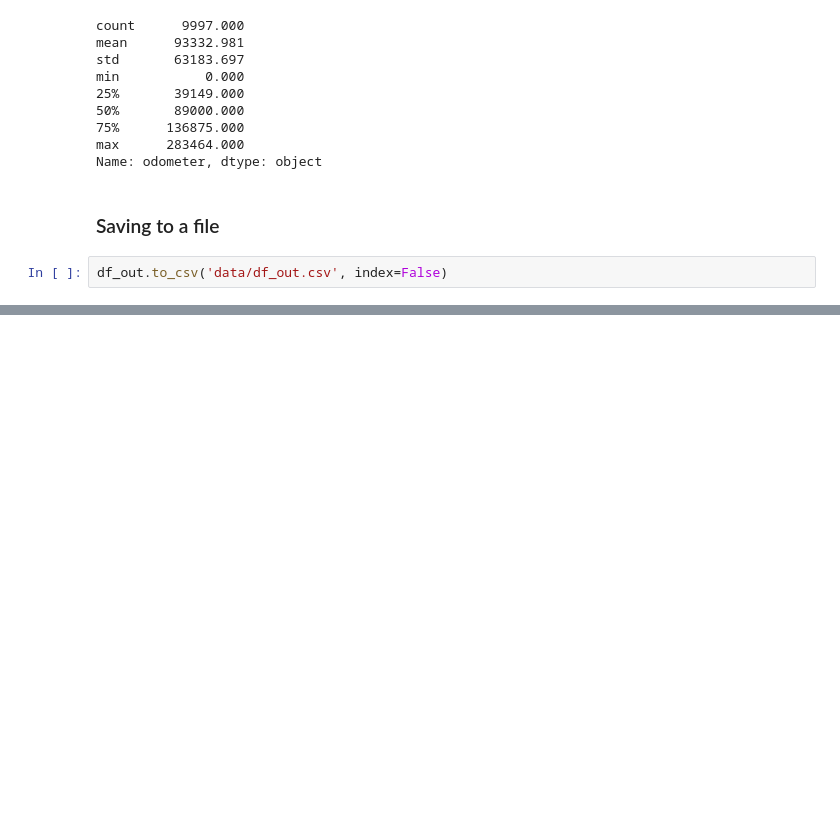
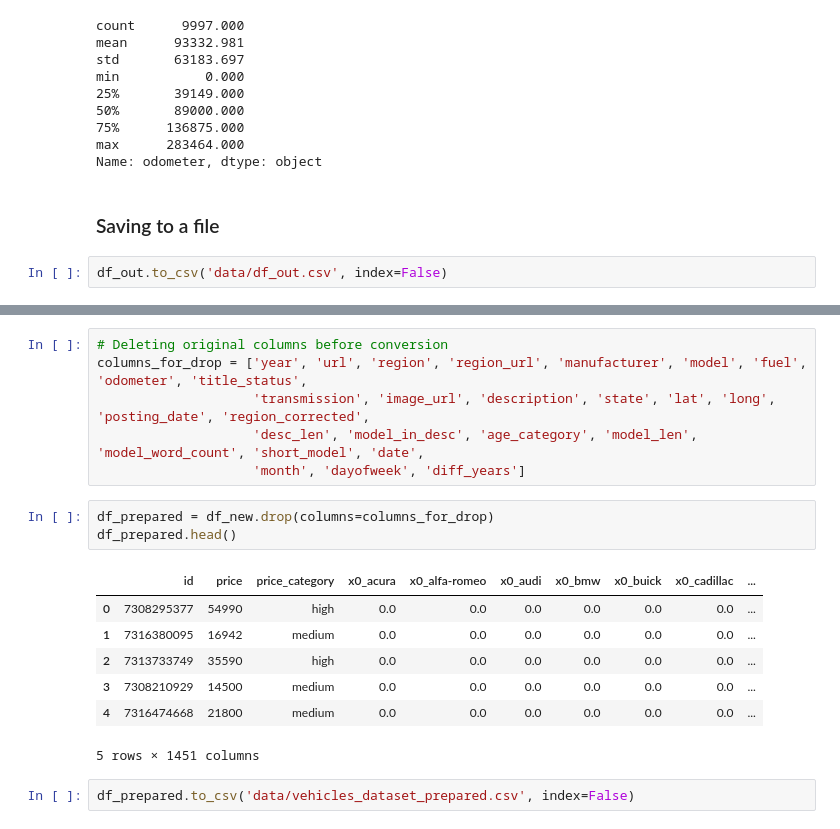
Before and after one commit to AliaksandrYazerski/ML_model_classifier_for_car_from_USA, a Jupyter notebook: ML_model_classifier_for_car_from_USA.ipynb, the cells around one changed output, grey strips where cells are left out. Saved outputs shown, nothing was run; the diff lists cells and outputs as text; blank space fills up the shorter version.

```diff
--- a/ML_model_classifier_for_car_from_USA.ipynb
+++ b/ML_model_classifier_for_car_from_USA.ipynb
@@ -672,0 +954,19 @@ df_out.to_csv('data/df_out.csv', index=False)
+# %%
+# Deleting original columns before conversion
+columns_for_drop = ['year', 'url', 'region', 'region_url', 'manufacturer', 'model', 'fuel', 'odometer', 'title_status',
+                    'transmission', 'image_url', 'description', 'state', 'lat', 'long', 'posting_date', 'region_corrected',
+                    'desc_len', 'model_in_desc', 'age_category', 'model_len', 'model_word_count', 'short_model', 'date',
+                    'month', 'dayofweek', 'diff_years']
+# %%
+df_prepared = df_new.drop(columns=columns_for_drop)
+df_prepared.head()
+# %% [output]
+|  | id | price | price_category | x0_acura | x0_alfa-romeo | x0_audi | x0_bmw | x0_buick | x0_cadillac | ... |
+| 0 | 7308295377 | 54990 | high | 0.0 | 0.0 | 0.0 | 0.0 | 0.0 | 0.0 | ... |
+| 1 | 7316380095 | 16942 | medium | 0.0 | 0.0 | 0.0 | 0.0 | 0.0 | 0.0 | ... |
+| 2 | 7313733749 | 35590 | high | 0.0 | 0.0 | 0.0 | 0.0 | 0.0 | 0.0 | ... |
+| 3 | 7308210929 | 14500 | medium | 0.0 | 0.0 | 0.0 | 0.0 | 0.0 | 0.0 | ... |
+| 4 | 7316474668 | 21800 | medium | 0.0 | 0.0 | 0.0 | 0.0 | 0.0 | 0.0 | ... |
+5 rows × 1451 columns
+# %%
+df_prepared.to_csv('data/vehicles_dataset_prepared.csv', index=False)
```
Also changed, not shown: parts of 28 cells of this notebook, 1 other file.
